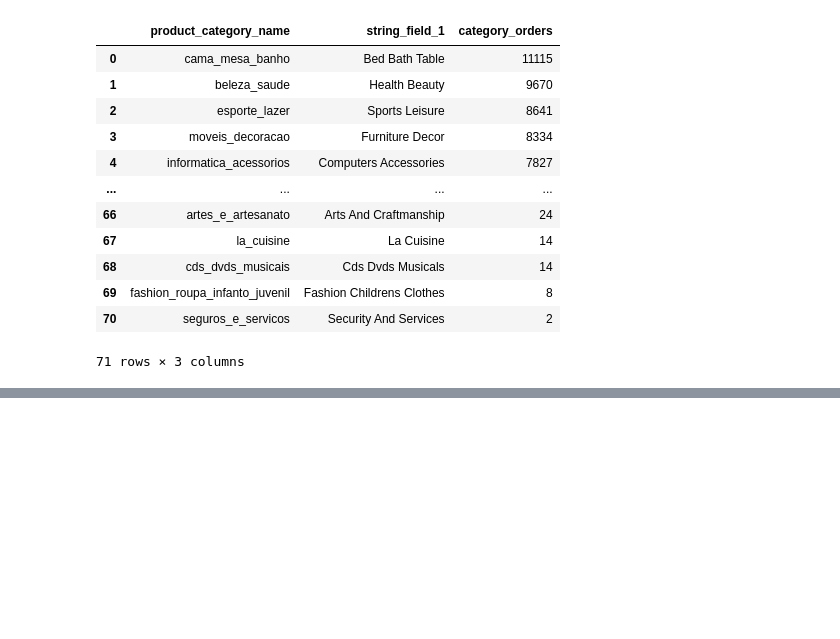
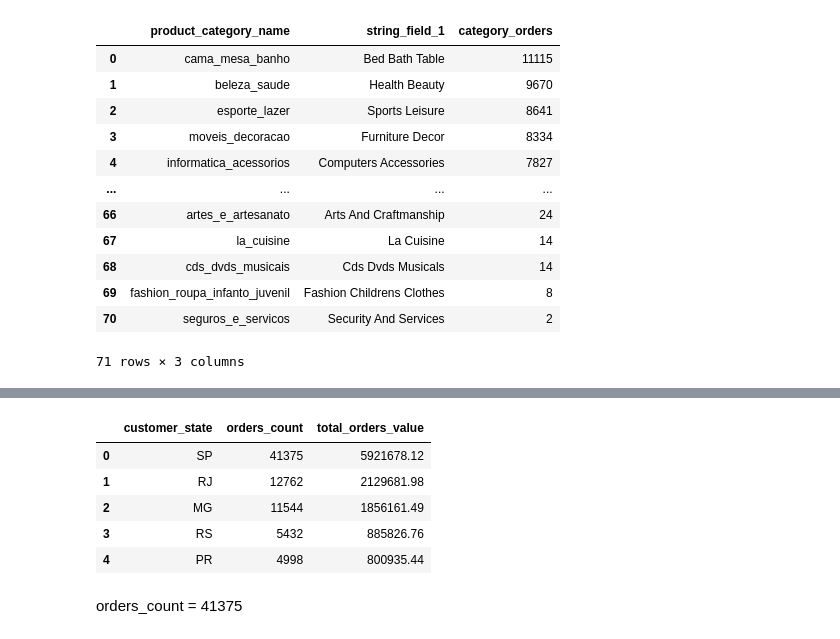
Before and after one commit to yeesoontuck/module2-project, a Jupyter notebook: notebooks/working/yee_scratch.ipynb, the cells around one changed output, grey strips where cells are left out. Drawn from its saved outputs; the diff is of its cells as text; code cells hidden in the pictures; blank space fills up the shorter version.

Commit message:
Updated star schema models and Notebook

```diff
--- a/notebooks/working/yee_scratch.ipynb
+++ b/notebooks/working/yee_scratch.ipynb
@@ -98,0 +148,25 @@ df2
+# %%
+project_id = "concise-faculty-452613-a1"
+
+sql = """
+select
+c.customer_state, count(*) as orders_count, SUM(o.total_order_value) AS total_orders_value
+
+FROM `concise-faculty-452613-a1.brazil_e_commerce.fact_orders_star` AS o
+INNER JOIN `concise-faculty-452613-a1.brazil_e_commerce.dim_customers_star` AS c
+ON o.customer_id = c.customer_id
+GROUP BY customer_state
+ORDER BY orders_count DESC
+"""
+df4 = pandas_gbq.read_gbq(sql, project_id=project_id)
+# %%
+df4.head()
+# %% [output]
+|  | customer_state | orders_count | total_orders_value |
+| 0 | SP | 41375 | 5921678.12 |
+| 1 | RJ | 12762 | 2129681.98 |
+| 2 | MG | 11544 | 1856161.49 |
+| 3 | RS | 5432 | 885826.76 |
+| 4 | PR | 4998 | 800935.44 |
+# %% [markdown]
+orders_count = 41375
```
Also changed, not shown: parts of 8 cells of this notebook, 4 other files.
